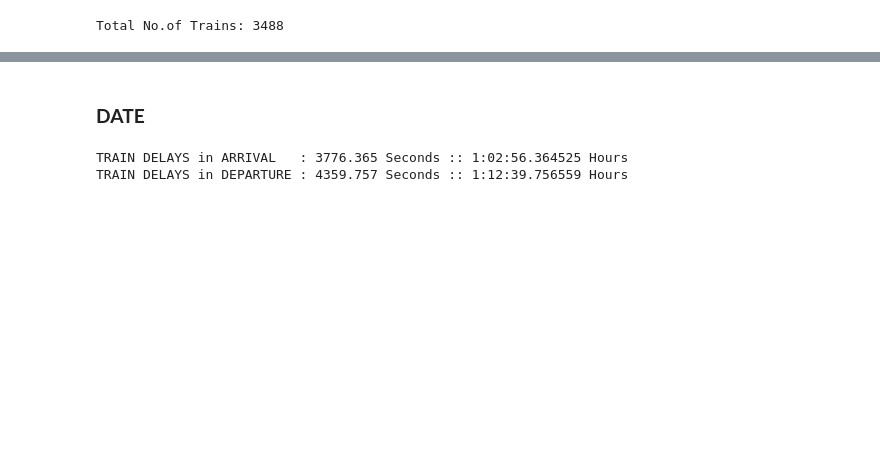
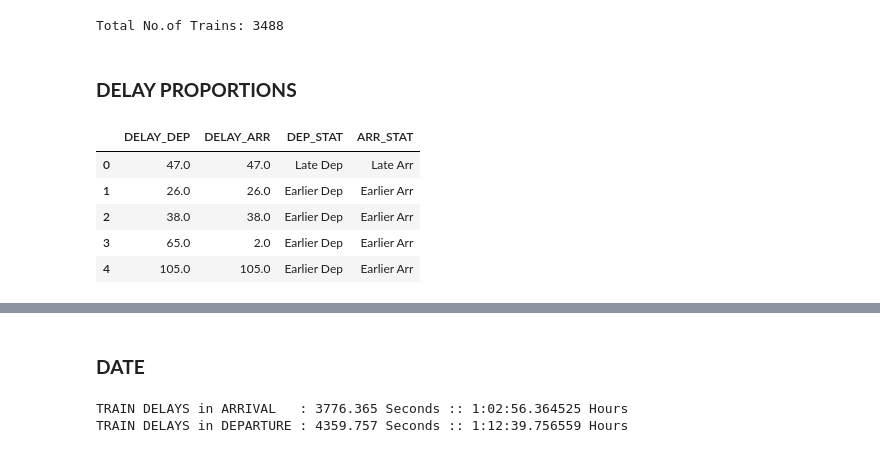
Before and after one commit to Utpal-Mishra/Omdena-Berlin-Chapter-2023, a Jupyter notebook: OmdenaBerlinChapter2023Part2.ipynb, the cells around one changed output, grey strips where cells are left out. Drawn from its saved outputs; the diff is of its cells as text; code cells hidden in the pictures; blank space fills up the shorter version.

```diff
--- a/OmdenaBerlinChapter2023Part2.ipynb
+++ b/OmdenaBerlinChapter2023Part2.ipynb
@@ -113,3 +107,20 @@ data['WEEKDAY']     = data['REAL_DATE_ARR'].apply(lambda x: x.strftime('%A'))
 print('Total No.of Trains: {}'.format(len(data.TRAIN_NO.unique())))
 # %% [output]
 Total No.of Trains: 3488
+# %% [markdown]
+### **DELAY PROPORTIONS**
+# %%
+delay = data[['DELAY_DEP', 'DELAY_ARR']][:1000]
+delay['DEP_STAT']  = delay.DELAY_DEP.apply(lambda x: 'Earlier Dep' if x>0 else 'Late Dep')
+delay['DELAY_DEP'] = delay.DELAY_DEP.apply(lambda x: abs(x))
+delay['ARR_STAT']  = delay.DELAY_ARR.apply(lambda x: 'Earlier Arr' if x>0 else 'Late Arr')
+delay['DELAY_ARR'] = delay.DELAY_ARR.apply(lambda x: abs(x))
+
+delay.head()
+# %% [output]
+|  | DELAY_DEP | DELAY_ARR | DEP_STAT | ARR_STAT |
+| 0 | 47.0 | 47.0 | Late Dep | Late Arr |
+| 1 | 26.0 | 26.0 | Earlier Dep | Earlier Arr |
+| 2 | 38.0 | 38.0 | Earlier Dep | Earlier Arr |
+| 3 | 65.0 | 2.0 | Earlier Dep | Earlier Arr |
+| 4 | 105.0 | 105.0 | Earlier Dep | Earlier Arr |
```
Also changed, not shown: parts of 6 cells of this notebook.
